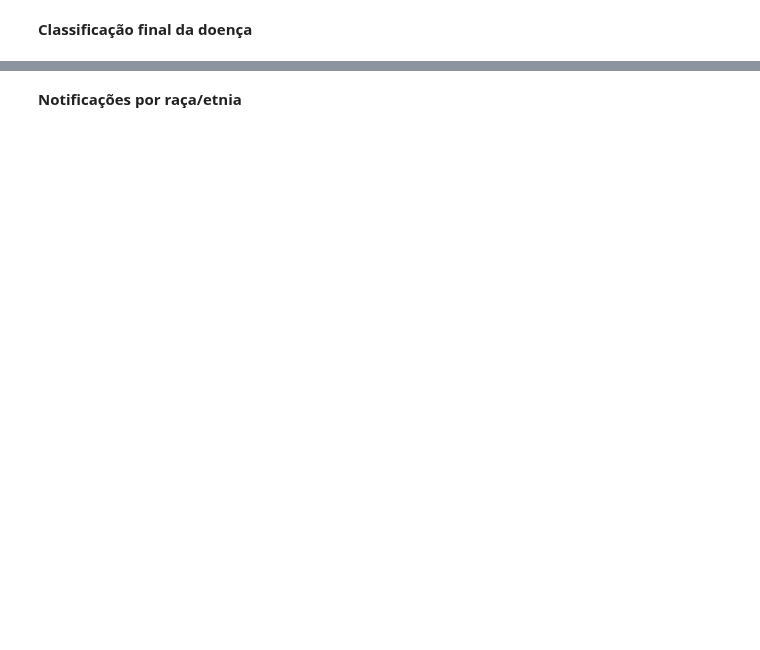
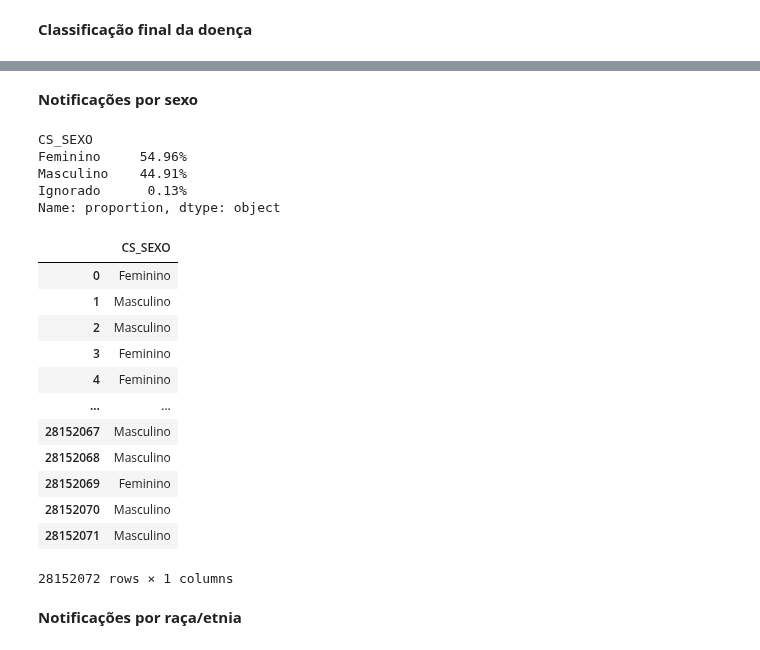
Before and after one commit to Romulol-B/Pysus-IBGE, a Jupyter notebook: sinan.ipynb, the cells around one changed output, grey strips where cells are left out. Cells and saved outputs as stored; diff of their text form; code cells hidden in the pictures; blank space fills up the shorter version.

```diff
--- a/sinan.ipynb
+++ b/sinan.ipynb
@@ -120,3 +266,46 @@ classi_fin
+# %% [markdown]
+**Notificações por sexo**
+# %%
+cs_sexo = (
+    df
+    .select(
+        pl.col("CS_SEXO")
+        .str.strip_chars()
+        .replace({
+            'M': 'Masculino',
+            'F': 'Feminino',
+            'I': 'Ignorado',
+            '' : 'Ignorado',
+            'O': 'Ignorado'
+        })
+        .fill_null("Não preenchido")
+        .alias("CS_SEXO")
+    )
+    .collect()
+    .to_pandas()
+)
+
+print(cs_sexo['CS_SEXO'].value_counts(normalize=True).mul(100).round(2).astype(str) + '%')
+cs_sexo
+# %% [output]
+CS_SEXO
+Feminino     54.96%
+Masculino    44.91%
+Ignorado      0.13%
+Name: proportion, dtype: object
+|  | CS_SEXO |
+| 0 | Feminino |
+| 1 | Masculino |
+| 2 | Masculino |
+| 3 | Feminino |
+| 4 | Feminino |
+| ... | ... |
+| 28152067 | Masculino |
+| 28152068 | Masculino |
+| 28152069 | Feminino |
+| 28152070 | Masculino |
+| 28152071 | Masculino |
+28152072 rows × 1 columns
 # %% [markdown]
 **Notificações por raça/etnia**
 # %%
```
Also changed, not shown: parts of 23 cells of this notebook.
